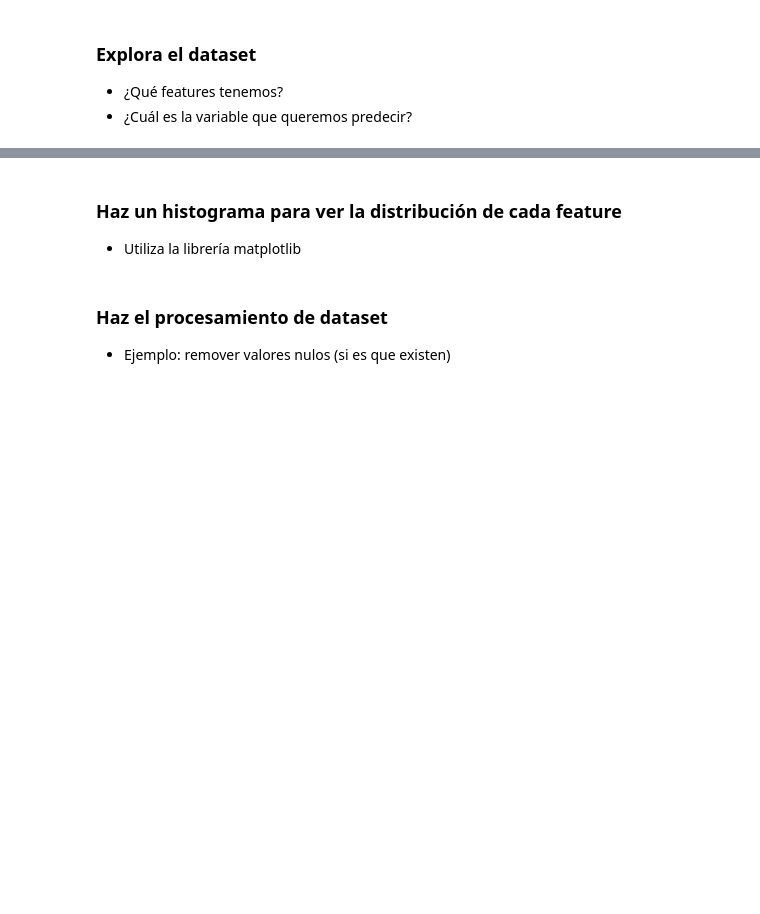
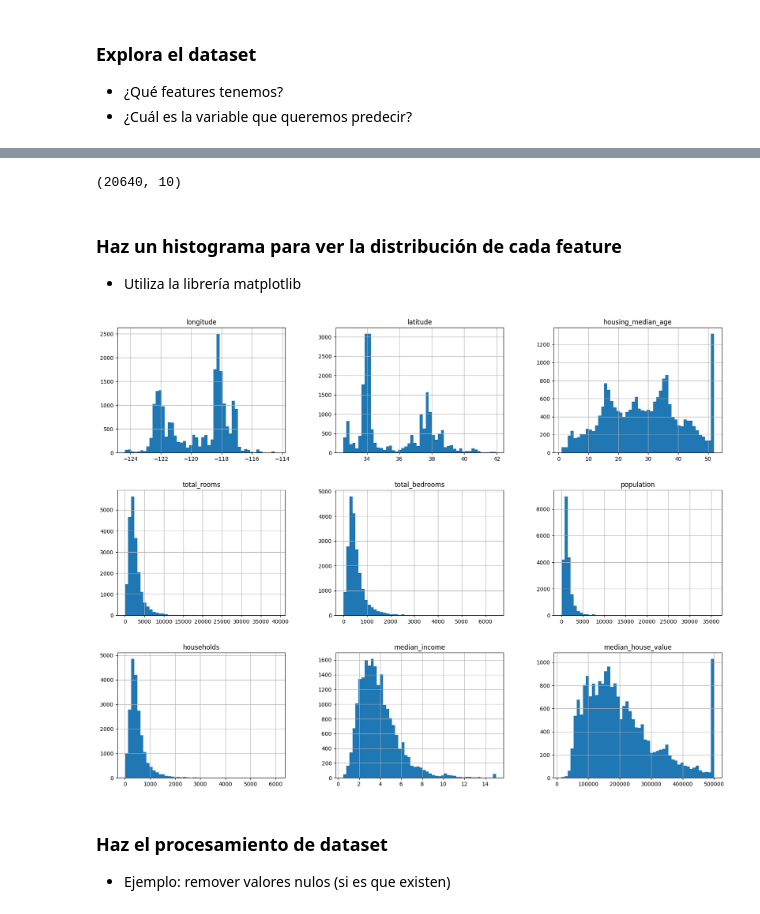
Before and after one commit to ArielRamosVela/ML_course, a Jupyter notebook: Talleres/Taller_7.ipynb, the cells around one changed output, grey strips where cells are left out. Cells and saved outputs as stored; diff of their text form; code cells hidden in the pictures; blank space fills up the shorter version.

```diff
--- a/Talleres/Taller_7.ipynb
+++ b/Talleres/Taller_7.ipynb
@@ -5,7 +5,7 @@
 # %%
 import pandas as pd
 
-df =
+df = pd.read_csv('housing.csv')
 # %% [markdown]
 ### Explora el dataset
 
@@ -18,9 +23,19 @@ df =
+# %%
+df.shape
+# %% [output]
+(20640, 10)
 # %% [markdown]
 ### Haz un histograma para ver la distribución de cada feature
 
 - Utiliza la librería matplotlib
 # %%
 import matplotlib.pyplot as plt
+
+df.hist(bins=50, figsize=(20,15))
+
+plt.show()
+# %% [output]
+[figure, added]
 # %% [markdown]
 ### Haz el procesamiento de dataset
 
```
Also changed, not shown: parts of 13 cells of this notebook.
